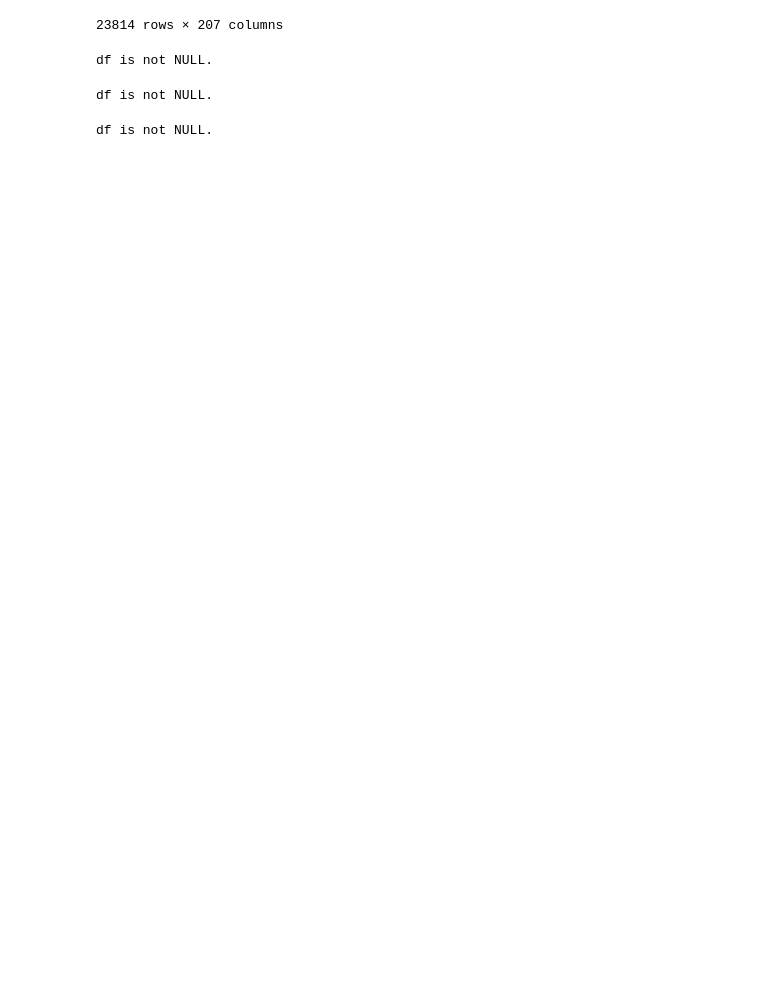
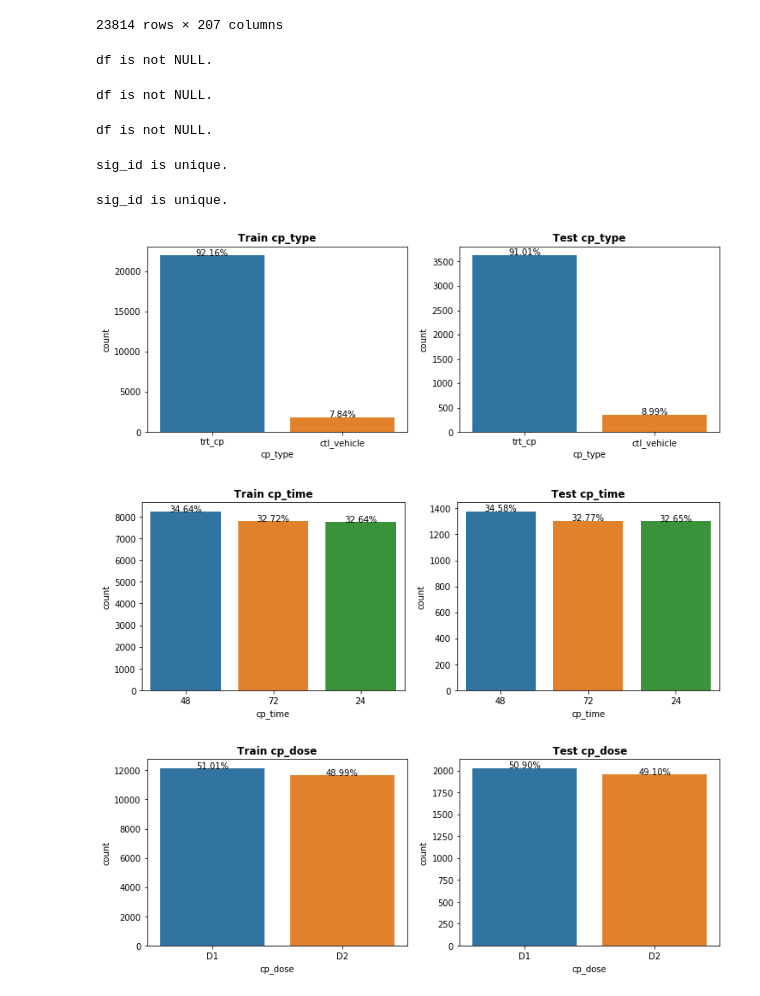
Before and after one commit to ShinAnase/MoA, a Jupyter notebook: EDA.ipynb, the cells around one changed output. Drawn from its saved outputs; the diff is of its cells as text; code cells hidden in the pictures; blank space fills up the shorter version.

```diff
--- a/EDA.ipynb
+++ b/EDA.ipynb
@@ -76,3 +94,26 @@ df is not NULL.
 eda.chkDfIsNull(trainTargetScored)
 # %% [output]
 df is not NULL.
+# %%
+df = trainFeature
+clmnNm = "sig_id"
+eda.chkUnique(df, clmnNm)
+# %% [output]
+sig_id is unique.
+# %%
+df = testFeature
+clmnNm = "sig_id"
+eda.chkUnique(df, clmnNm)
+# %% [output]
+sig_id is unique.
+# %%
+dfTrain = trainFeature
+dfTest = testFeature
+
+vsl.histColumn(dfTrain, dfTest, "cp_type")
+vsl.histColumn(dfTrain, dfTest, "cp_time")
+vsl.histColumn(dfTrain, dfTest, "cp_dose")
+# %% [output]
+[figure, added]
+[figure, added]
+[figure, added]
```
Also changed, not shown: parts of 5 cells of this notebook, 2 other files.
